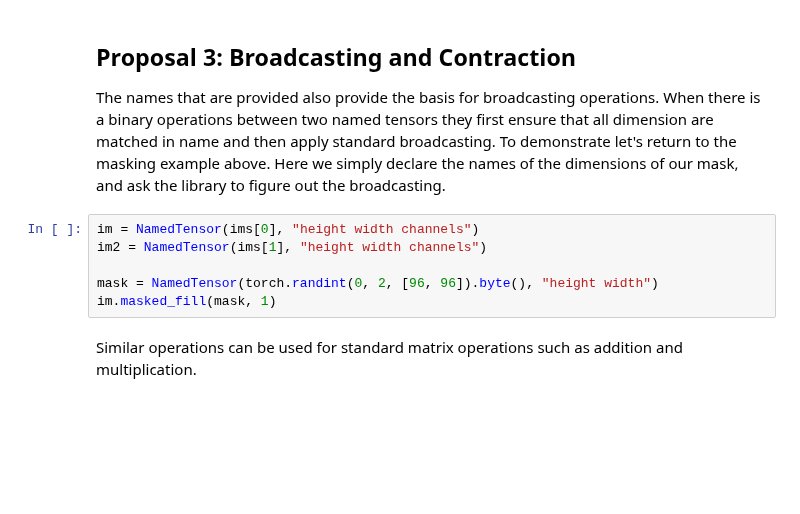
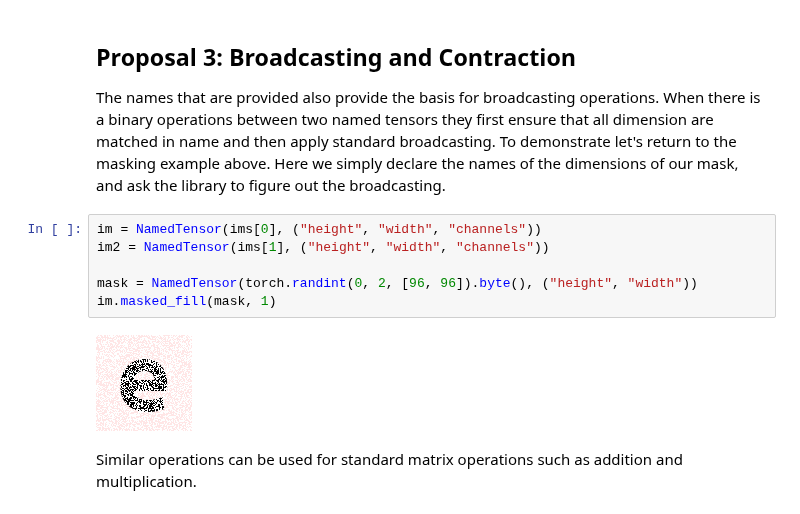
Before and after one commit to harvardnlp/namedtensor, a Jupyter notebook: notebooks/NamedTensor.ipynb, the cells around one changed output. Drawn from its saved outputs; the diff is of its cells as text; blank space fills up the shorter version.

```diff
--- a/notebooks/NamedTensor.ipynb
+++ b/notebooks/NamedTensor.ipynb
@@ -180,11 +209,13 @@ named_ims.mean("batch channels")
 
 The names that are provided also provide the basis for broadcasting operations. When there is a binary operations between two named tensors they first ensure that all dimension are matched in name and then apply standard broadcasting. To demonstrate let's return to the masking example above. Here we simply declare the names of the dimensions of our mask, and ask the library to figure out the broadcasting.
 # %%
-im = NamedTensor(ims[0], "height width channels")
-im2 = NamedTensor(ims[1], "height width channels")
+im = NamedTensor(ims[0], ("height", "width", "channels"))
+im2 = NamedTensor(ims[1], ("height", "width", "channels"))
 
-mask = NamedTensor(torch.randint(0, 2, [96, 96]).byte(), "height width")
+mask = NamedTensor(torch.randint(0, 2, [96, 96]).byte(), ("height", "width"))
 im.masked_fill(mask, 1)
+# %% [output]
+[figure, added]
 # %% [markdown]
 Similar operations can be used for standard matrix operations such as addition and multiplication.
 # %%
```
Also changed, not shown: parts of 45 cells of this notebook, 1 other file.
